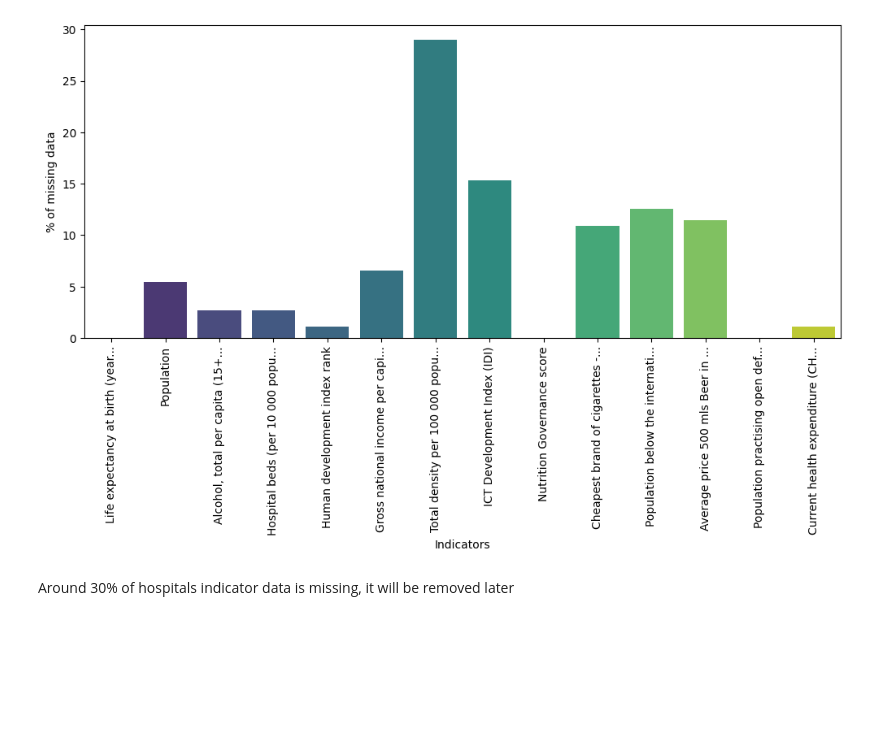
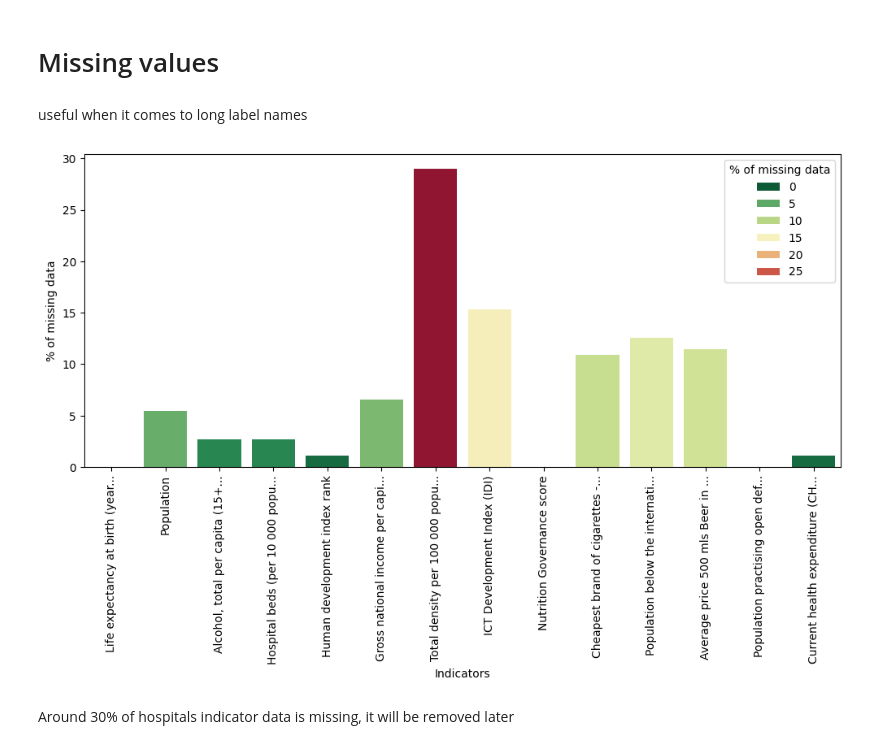
Before and after one commit to Wasloso/IST, a Jupyter notebook: sem4/MSiD_L/projekt/life_expectancy.ipynb, the cells around one changed output. Cells and saved outputs as stored; diff of their text form; code cells hidden in the pictures; blank space fills up the shorter version.

```diff
--- a/sem4/MSiD_L/projekt/life_expectancy.ipynb
+++ b/sem4/MSiD_L/projekt/life_expectancy.ipynb
@@ -59,26 +60,34 @@ Data columns (total 14 columns):
  13  Current health expenditure (CHE) as percentage of gross domestic product (GDP) (%)             181 non-null    float64
 dtypes: float64(14)
 memory usage: 21.4+ KB
+# %% [markdown]
+# Missing values
+# %% [markdown]
+useful when it comes to long label names
+# %%
+def shorten_labels(labels, max_length=20) -> list[str]:
+    new_labels = []
+    for label in labels:
+        label = label.get_text()
+        if len(label) > max_length:
+            new_labels.append(label[:max_length] + "...")
+        else:
+            new_labels.append(label)
+    return new_labels
 # %%
-def show_missing_values(df):
+def show_missing_values(df: pd.DataFrame) -> None:
     plt.figure(figsize=(12,5))
-    ax = sns.barplot(x=df.columns,y=(df.isnull().sum() * 100 / len(df)),palette='viridis',hue=df.columns)
+    y = (df.isnull().sum() * 100 / len(df))
+    ax = sns.barplot(x=df.columns,y=y,palette='RdYlGn_r',hue=y)
     plt.xticks(rotation=90)
     plt.ylabel('% of missing data')
     plt.xlabel('Indicators')
-
-    new_labels = []
-    for label in ax.xaxis.get_ticklabels():
-        label = label.get_text()
-        if len(label)>30:
-            new_labels.append(label[:30] + '...')
-        else:
-            new_labels.append(label)
-    ax.xaxis.set_ticklabels(new_labels)
+    plt.legend(title='% of missing data')
+    ax.xaxis.set_ticklabels(shorten_labels(ax.xaxis.get_ticklabels(),30))
     plt.show()
 show_missing_values(df)
 # %% [output]
-[figure, old version]
+[figure, new version]
 # %% [markdown]
 Around 30% of hospitals indicator data is missing, it will be removed later
 # %% [markdown]
```
Also changed, not shown: parts of 22 cells of this notebook, 1 other file.
